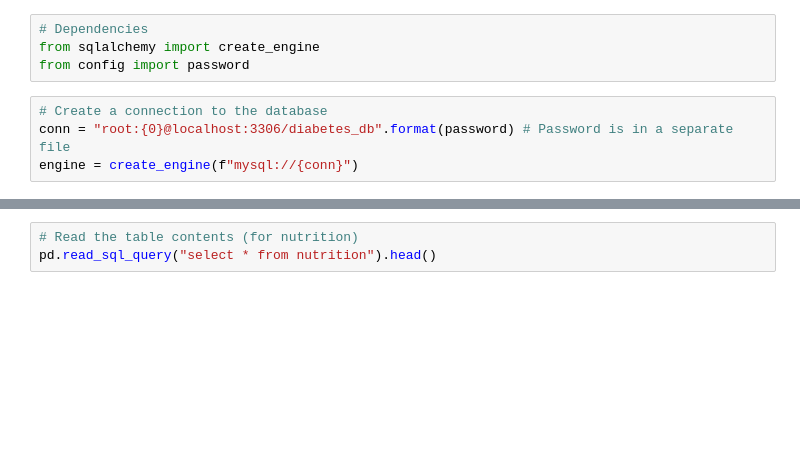
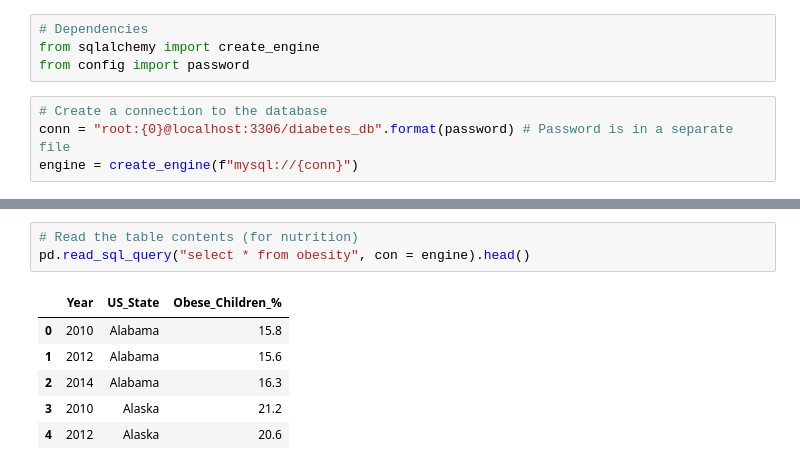
Before and after one commit to rochiecuevas/diabetes, a Jupyter notebook: Clean_Nutrition_Data.ipynb, the cells around one changed output, grey strips where cells are left out. Cells and saved outputs as stored; diff of their text form; blank space fills up the shorter version.

```diff
--- a/Clean_Nutrition_Data.ipynb
+++ b/Clean_Nutrition_Data.ipynb
@@ -141,3 +150,10 @@ pd.read_sql_query("select * from location").head()
 # %%
 # Read the table contents (for nutrition)
-pd.read_sql_query("select * from nutrition").head()
+pd.read_sql_query("select * from obesity", con = engine).head()
+# %% [output]
+|  | Year | US_State | Obese_Children_% |
+| 0 | 2010 | Alabama | 15.8 |
+| 1 | 2012 | Alabama | 15.6 |
+| 2 | 2014 | Alabama | 16.3 |
+| 3 | 2010 | Alaska | 21.2 |
+| 4 | 2012 | Alaska | 20.6 |
```
Also changed, not shown: parts of 3 cells of this notebook, 1 other file.
